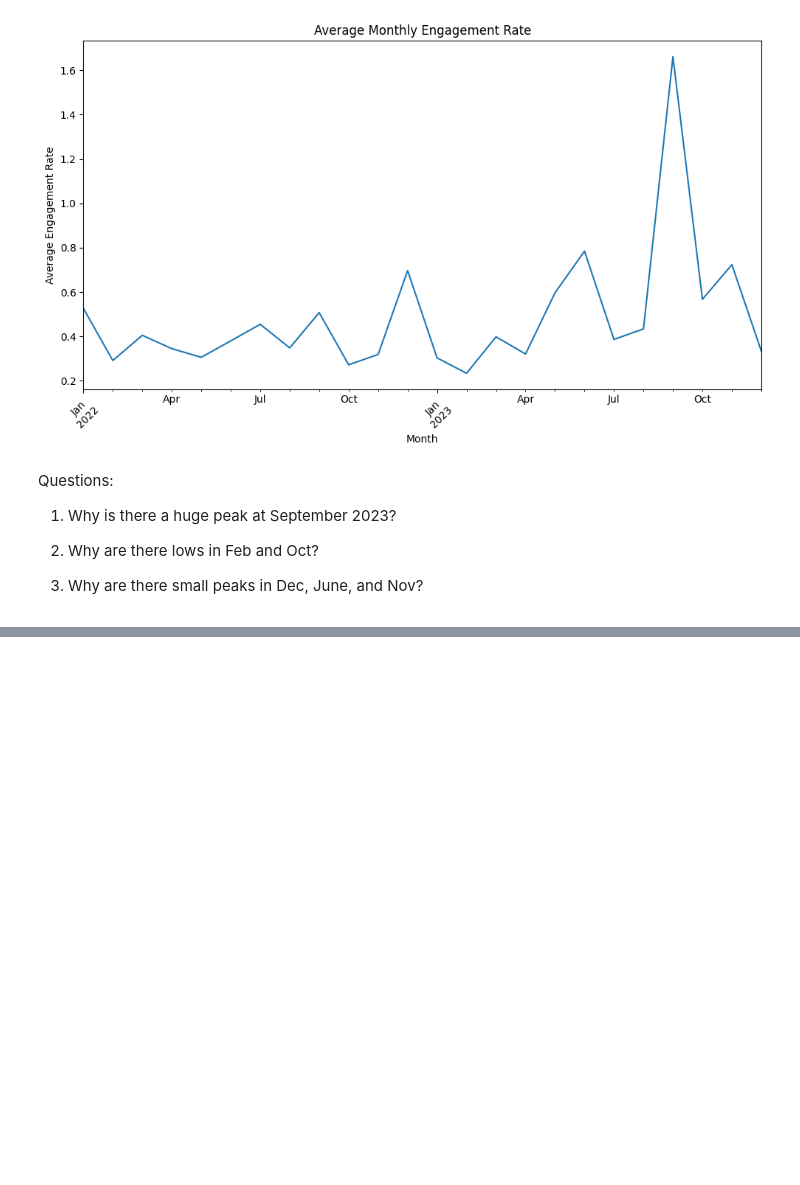
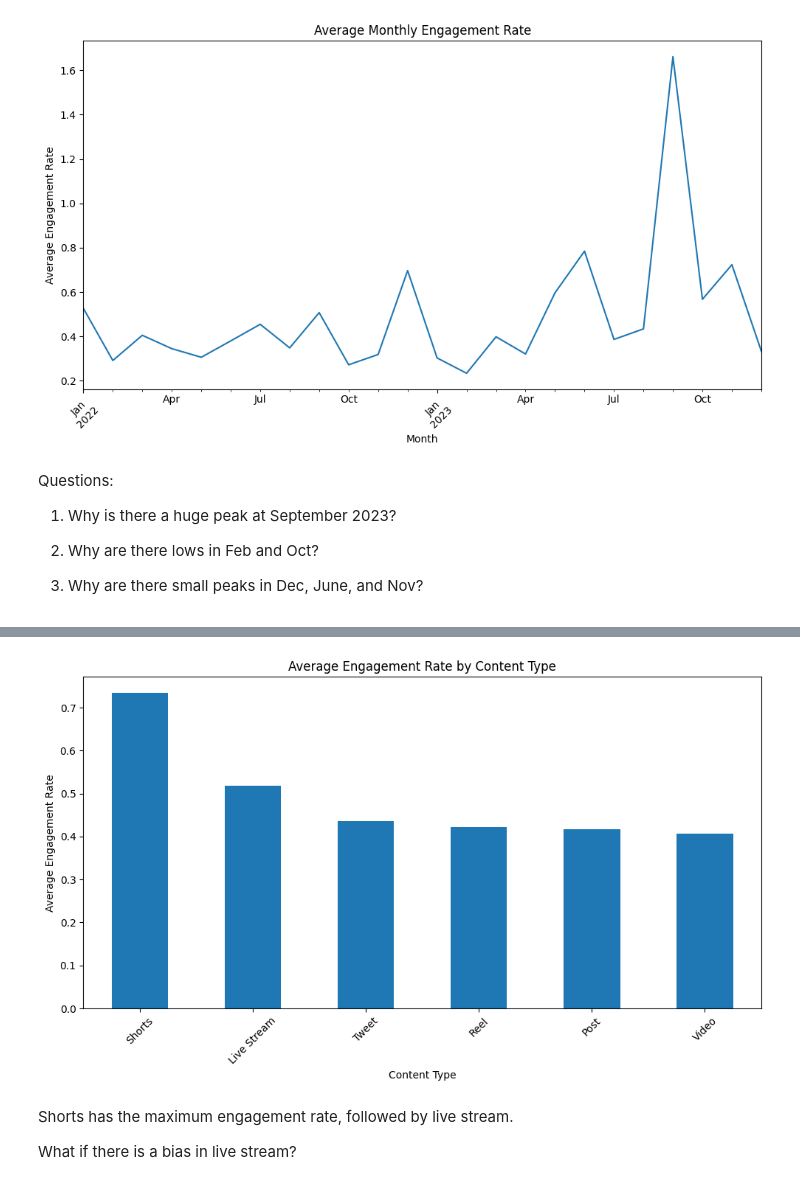
Before and after one commit to Diveesha909/Creatyourcontent, a Jupyter notebook: EDAforphase1.ipynb, the cells around one changed output, grey strips where cells are left out. Saved outputs shown, nothing was run; the diff lists cells and outputs as text; code cells hidden in the pictures; blank space fills up the shorter version.

```diff
--- a/EDAforphase1.ipynb
+++ b/EDAforphase1.ipynb
@@ -429,3 +345,6 @@ Questions:
 2. Why are there lows in Feb and Oct?
 
 3. Why are there small peaks in Dec, June, and Nov?
+# %%
+content_type_engagement = kaggle_df.groupby('Content_Type')['Engagement_Rate'].mean().sort_values(ascending=False)
+display(content_type_engagement)
@@ -431,0 +361,17 @@ Questions:
+# %%
+import matplotlib.pyplot as plt
+
+plt.figure(figsize=(10, 6))
+content_type_engagement.plot(kind='bar')
+plt.title('Average Engagement Rate by Content Type')
+plt.xlabel('Content Type')
+plt.ylabel('Average Engagement Rate')
+plt.xticks(rotation=45)
+plt.tight_layout()
+plt.show()
+# %% [output]
+[figure, added]
+# %% [markdown]
+Shorts has the maximum engagement rate, followed by live stream.
+
+What if there is a bias in live stream?
```
Also changed, not shown: parts of 22 cells of this notebook.
